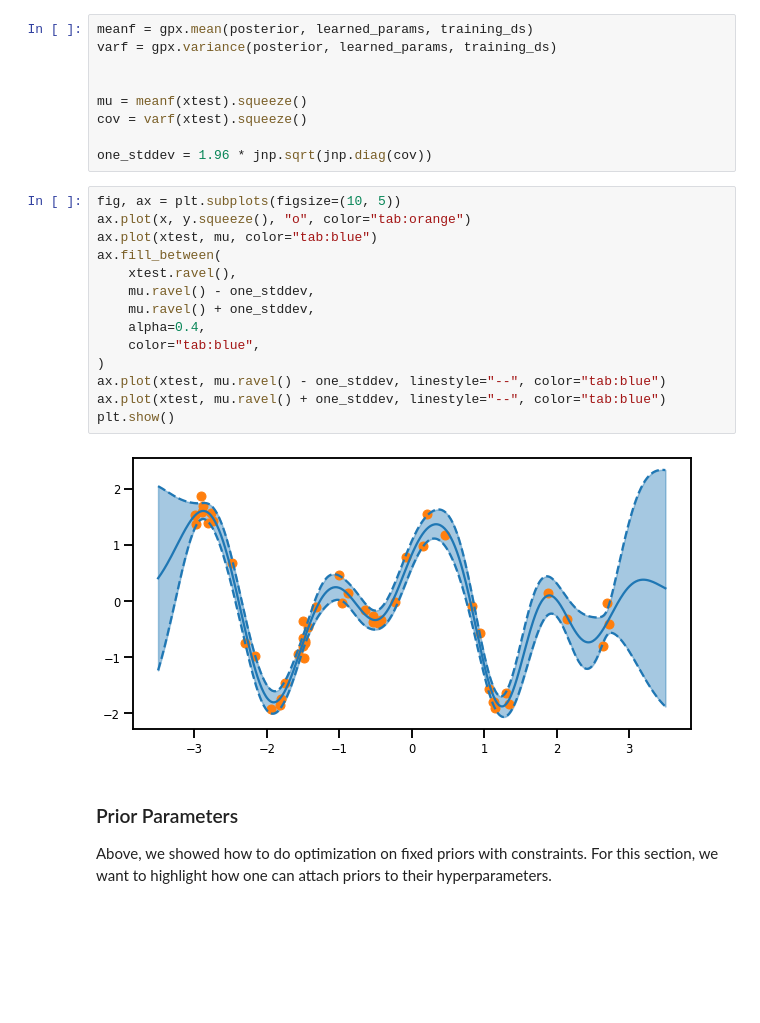
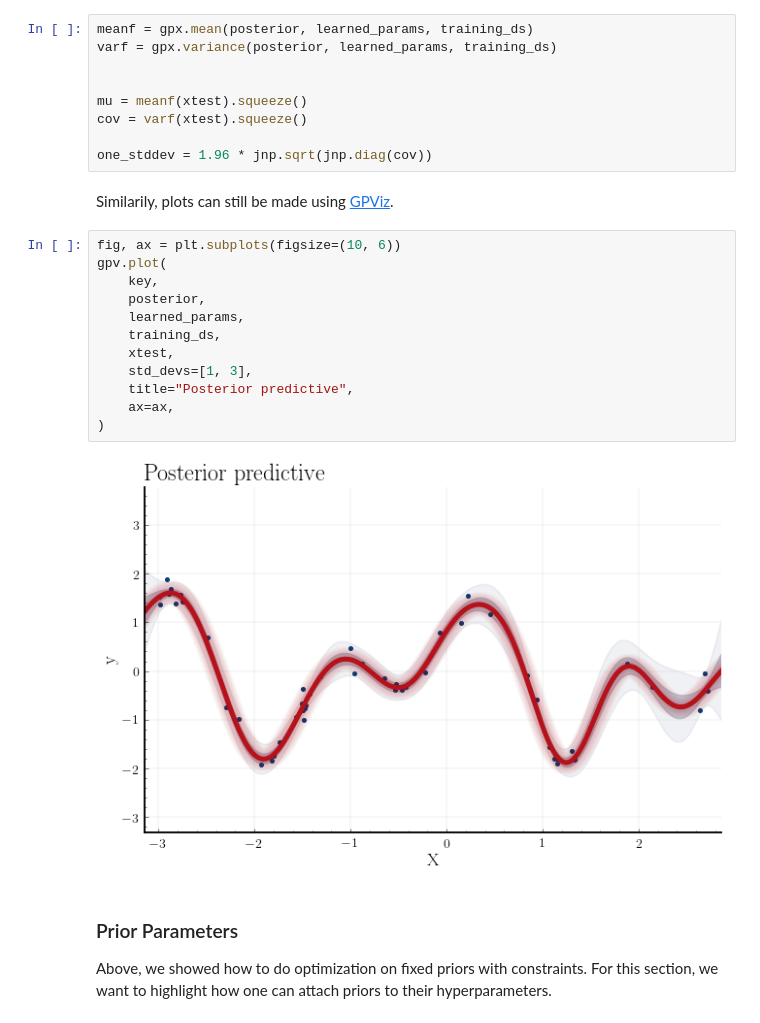
Before and after one commit to JaxGaussianProcesses/GPJax, a Jupyter notebook: docs/nbs/numpyro_interface.ipynb, the cells around one changed output. Cells and saved outputs as stored; diff of their text form; blank space fills up the shorter version.

```diff
--- a/docs/nbs/numpyro_interface.ipynb
+++ b/docs/nbs/numpyro_interface.ipynb
@@ -277,22 +279,22 @@ mu = meanf(xtest).squeeze()
 cov = varf(xtest).squeeze()
 
 one_stddev = 1.96 * jnp.sqrt(jnp.diag(cov))
-# %%
-fig, ax = plt.subplots(figsize=(10, 5))
-ax.plot(x, y.squeeze(), "o", color="tab:orange")
-ax.plot(xtest, mu, color="tab:blue")
-ax.fill_between(
-    xtest.ravel(),
-    mu.ravel() - one_stddev,
-    mu.ravel() + one_stddev,
-    alpha=0.4,
-    color="tab:blue",
-)
-ax.plot(xtest, mu.ravel() - one_stddev, linestyle="--", color="tab:blue")
-ax.plot(xtest, mu.ravel() + one_stddev, linestyle="--", color="tab:blue")
-plt.show()
-# %% [output]
-[figure, removed]
+# %% [markdown]
+Similarily, plots can still be made using [GPViz](https://github.com/thomaspinder/GPViz).
+# %%
+fig, ax = plt.subplots(figsize=(10, 6))
+gpv.plot(
+    key,
+    posterior,
+    learned_params,
+    training_ds,
+    xtest,
+    std_devs=[1, 3],
+    title="Posterior predictive",
+    ax=ax,
+)
+# %% [output]
+[figure, added]
 # %% [markdown]
 ### Prior Parameters
 
```
Also changed, not shown: parts of 15 cells of this notebook, 6 other files.
